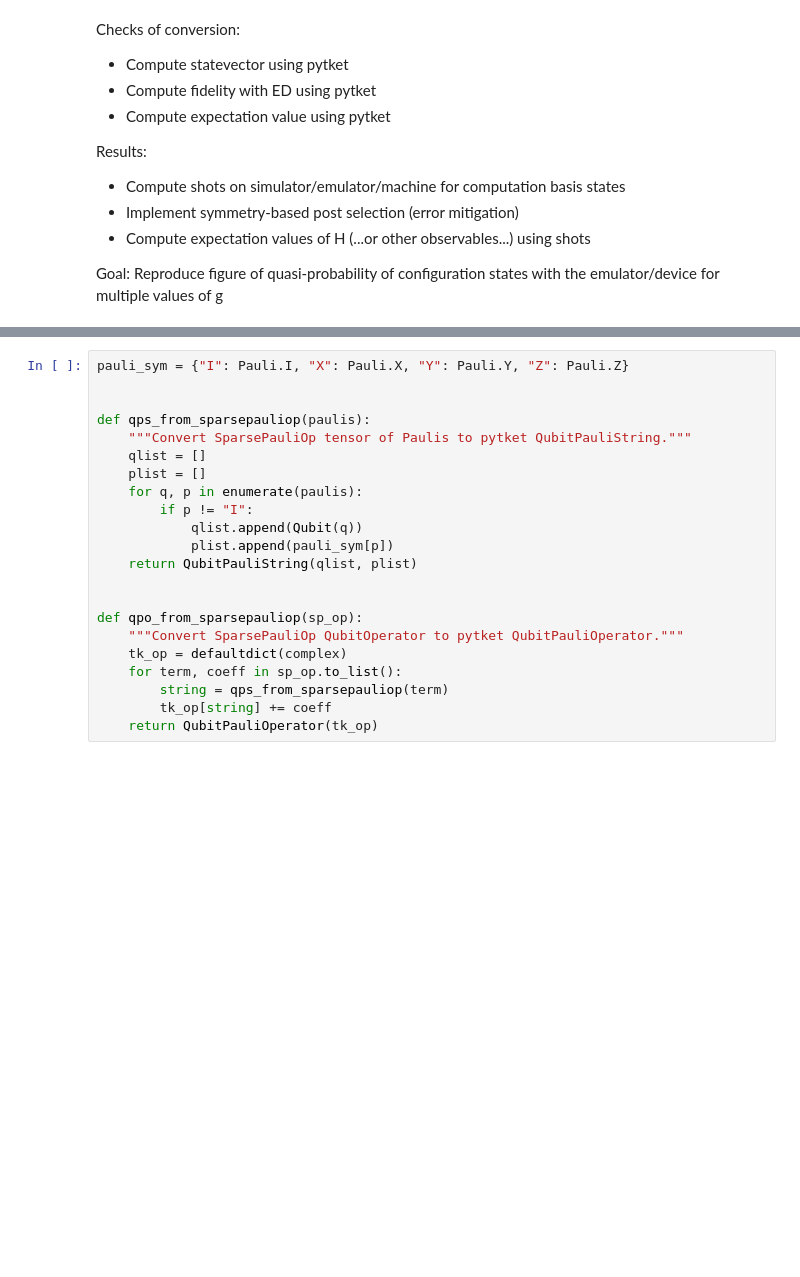
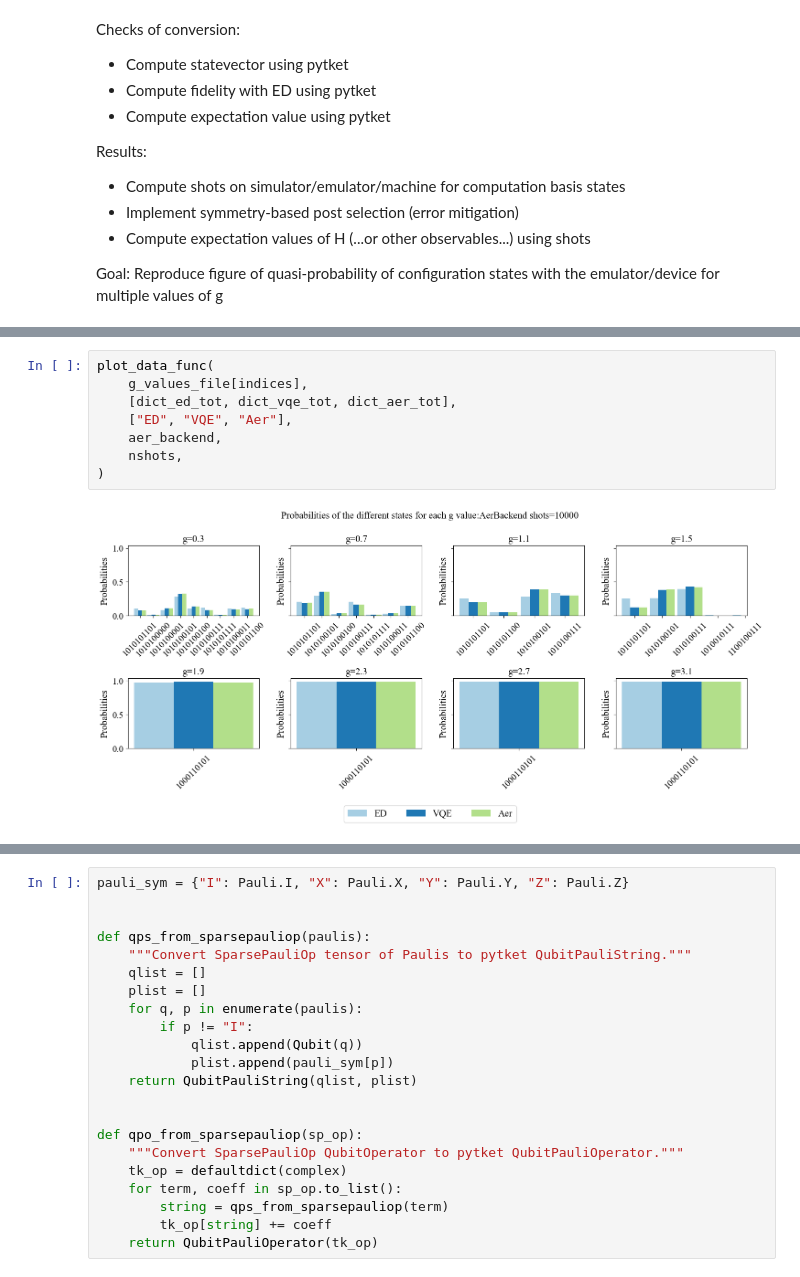
Before and after one commit to ariannacrippa/QC_lattice_H, a Jupyter notebook: notebooks/Quantinuum/static_potential_fermions_pytket.ipynb, the cells around one changed output, grey strips where cells are left out. Drawn from its saved outputs; the diff is of its cells as text; blank space fills up the shorter version.

```diff
--- a/notebooks/Quantinuum/static_potential_fermions_pytket.ipynb
+++ b/notebooks/Quantinuum/static_potential_fermions_pytket.ipynb
@@ -565,0 +839,10 @@ array([0.3, 0.7, 1.1, 1.5, 1.9, 2.3, 2.7, 3.1])
+# %%
+plot_data_func(
+    g_values_file[indices],
+    [dict_ed_tot, dict_vqe_tot, dict_aer_tot],
+    ["ED", "VQE", "Aer"],
+    aer_backend,
+    nshots,
+)
+# %% [output]
+[figure, added]
```
Also changed, not shown: parts of 82 cells of this notebook.
